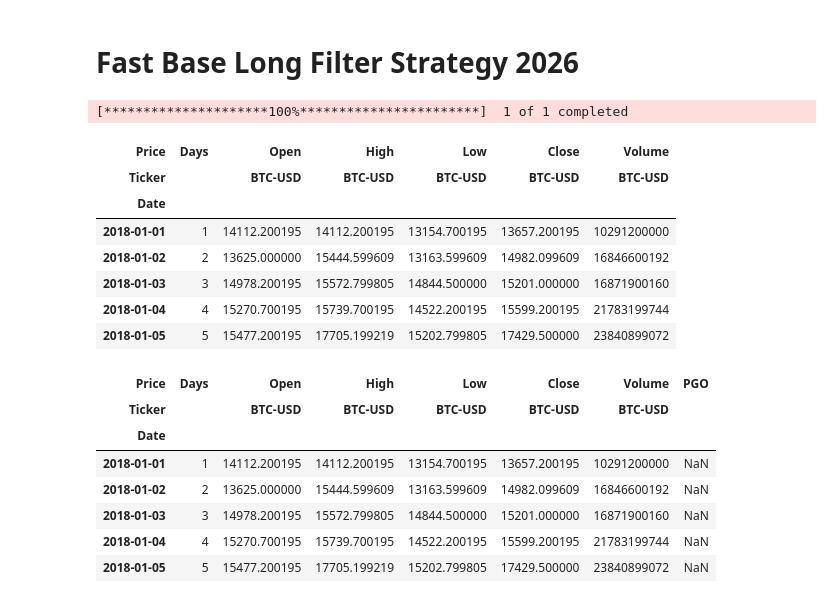
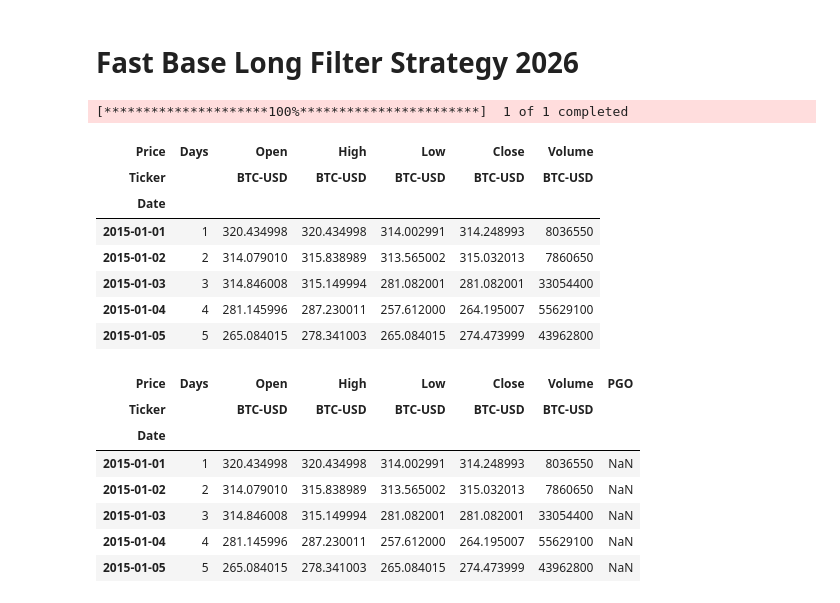
Before and after one commit to QuantLapse/Public-Data-Research-and-Analysis, a Jupyter notebook: Base-Filter-Strategy-2026.ipynb, the cells around one changed output. Saved outputs shown, nothing was run; the diff lists cells and outputs as text; code cells hidden in the pictures.

```diff
--- a/Base-Filter-Strategy-2026.ipynb
+++ b/Base-Filter-Strategy-2026.ipynb
@@ -11,32 +11,32 @@ import yfinance as yf
 import talib as ta
 # %%
 # Get Dataframe from Yahoo Finance
-df = yf.download('BTC-USD', start='2018-01-01', end='2025-01-01')
+df = yf.download('BTC-USD', start='2015-01-01', end='2025-01-01')
 df["Close"]
 df["High"]
 df["Low"]
 df["Open"]
 df["Volume"]
 days = np.arange(len(df))
 df["Days"] = days+1
 #rearrange columns
 df = df[["Days", "Open", "High", "Low", "Close", "Volume"]]
 df.head()
 # %% [output]
 [*********************100%***********************]  1 of 1 completed
 | Price | Days | Open | High | Low | Close | Volume |
 | Ticker |  | BTC-USD | BTC-USD | BTC-USD | BTC-USD | BTC-USD |
 | Date |  |  |  |  |  |  |
-| 2018-01-01 | 1 | 14112.200195 | 14112.200195 | 13154.700195 | 13657.200195 | 10291200000 |
-| 2018-01-02 | 2 | 13625.000000 | 15444.599609 | 13163.599609 | 14982.099609 | 16846600192 |
-| 2018-01-03 | 3 | 14978.200195 | 15572.799805 | 14844.500000 | 15201.000000 | 16871900160 |
-| 2018-01-04 | 4 | 15270.700195 | 15739.700195 | 14522.200195 | 15599.200195 | 21783199744 |
-| 2018-01-05 | 5 | 15477.200195 | 17705.199219 | 15202.799805 | 17429.500000 | 23840899072 |
+| 2015-01-01 | 1 | 320.434998 | 320.434998 | 314.002991 | 314.248993 | 8036550 |
+| 2015-01-02 | 2 | 314.079010 | 315.838989 | 313.565002 | 315.032013 | 7860650 |
+| 2015-01-03 | 3 | 314.846008 | 315.149994 | 281.082001 | 281.082001 | 33054400 |
+| 2015-01-04 | 4 | 281.145996 | 287.230011 | 257.612000 | 264.195007 | 55629100 |
+| 2015-01-05 | 5 | 265.084015 | 278.341003 | 265.084015 | 274.473999 | 43962800 |
 # %%
 #-------------------/ Pretty Good Oscillator /-------------------#
 PGO_length  = int(input("Enter the length for PGO: "))
+upper_level = float(input("Enter the upper level for PGO: "))
 lower_level = float(input("Enter the lower level for PGO: "))
-upper_level = float(input("Enter the upper level for PGO: "))
 
 def pgo(df, length=34):
     close = df['Close'].squeeze().values
@@ -59,11 +59,11 @@ df.head()
 | Price | Days | Open | High | Low | Close | Volume | PGO |
 | Ticker |  | BTC-USD | BTC-USD | BTC-USD | BTC-USD | BTC-USD |  |
 | Date |  |  |  |  |  |  |  |
-| 2018-01-01 | 1 | 14112.200195 | 14112.200195 | 13154.700195 | 13657.200195 | 10291200000 | NaN |
-| 2018-01-02 | 2 | 13625.000000 | 15444.599609 | 13163.599609 | 14982.099609 | 16846600192 | NaN |
-| 2018-01-03 | 3 | 14978.200195 | 15572.799805 | 14844.500000 | 15201.000000 | 16871900160 | NaN |
-| 2018-01-04 | 4 | 15270.700195 | 15739.700195 | 14522.200195 | 15599.200195 | 21783199744 | NaN |
-| 2018-01-05 | 5 | 15477.200195 | 17705.199219 | 15202.799805 | 17429.500000 | 23840899072 | NaN |
+| 2015-01-01 | 1 | 320.434998 | 320.434998 | 314.002991 | 314.248993 | 8036550 | NaN |
+| 2015-01-02 | 2 | 314.079010 | 315.838989 | 313.565002 | 315.032013 | 7860650 | NaN |
+| 2015-01-03 | 3 | 314.846008 | 315.149994 | 281.082001 | 281.082001 | 33054400 | NaN |
+| 2015-01-04 | 4 | 281.145996 | 287.230011 | 257.612000 | 264.195007 | 55629100 | NaN |
+| 2015-01-05 | 5 | 265.084015 | 278.341003 | 265.084015 | 274.473999 | 43962800 | NaN |
 # %%
 # =================/ Linear Regression and Volatility /=================
 
```
Also changed, not shown: parts of 7 cells of this notebook.
